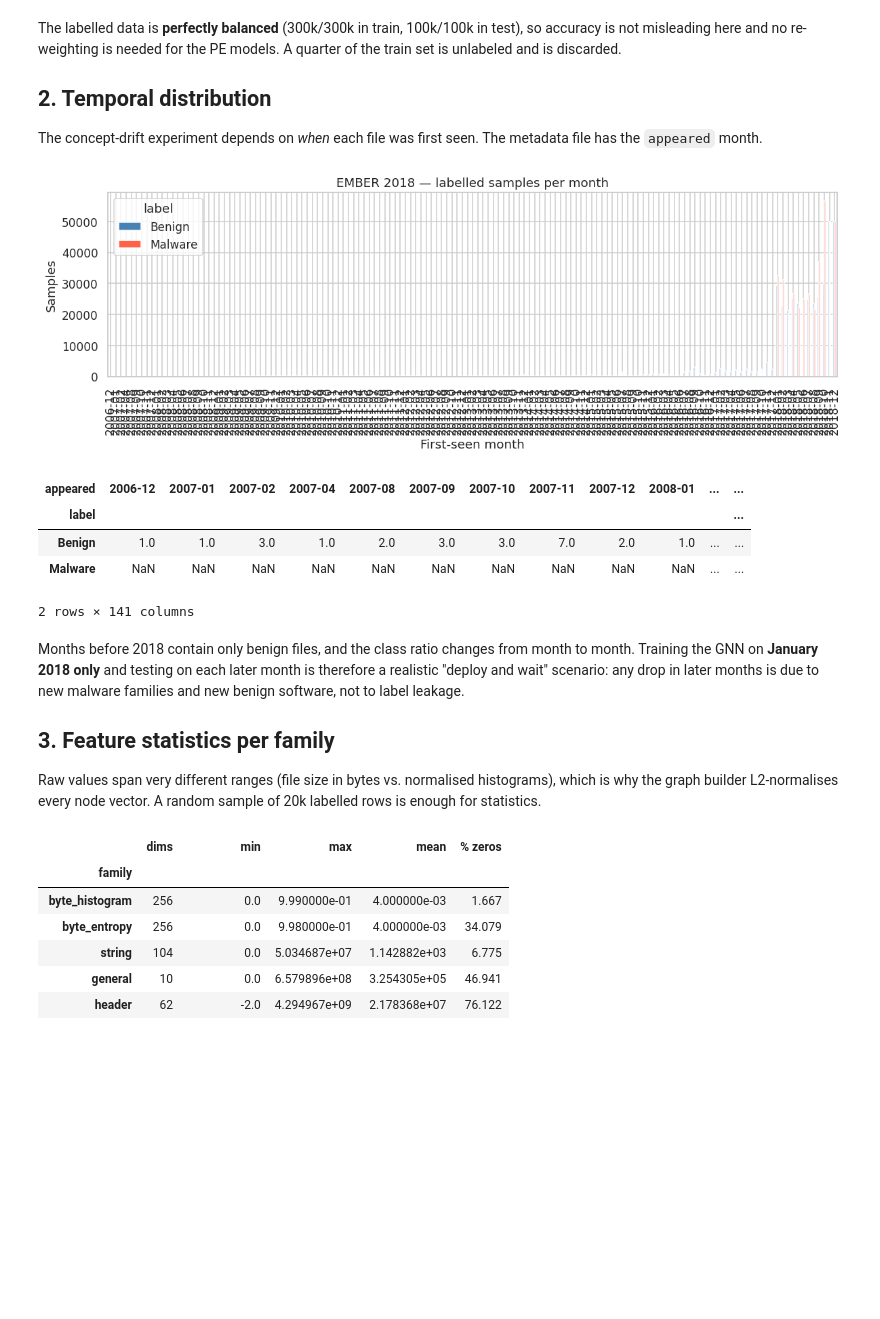
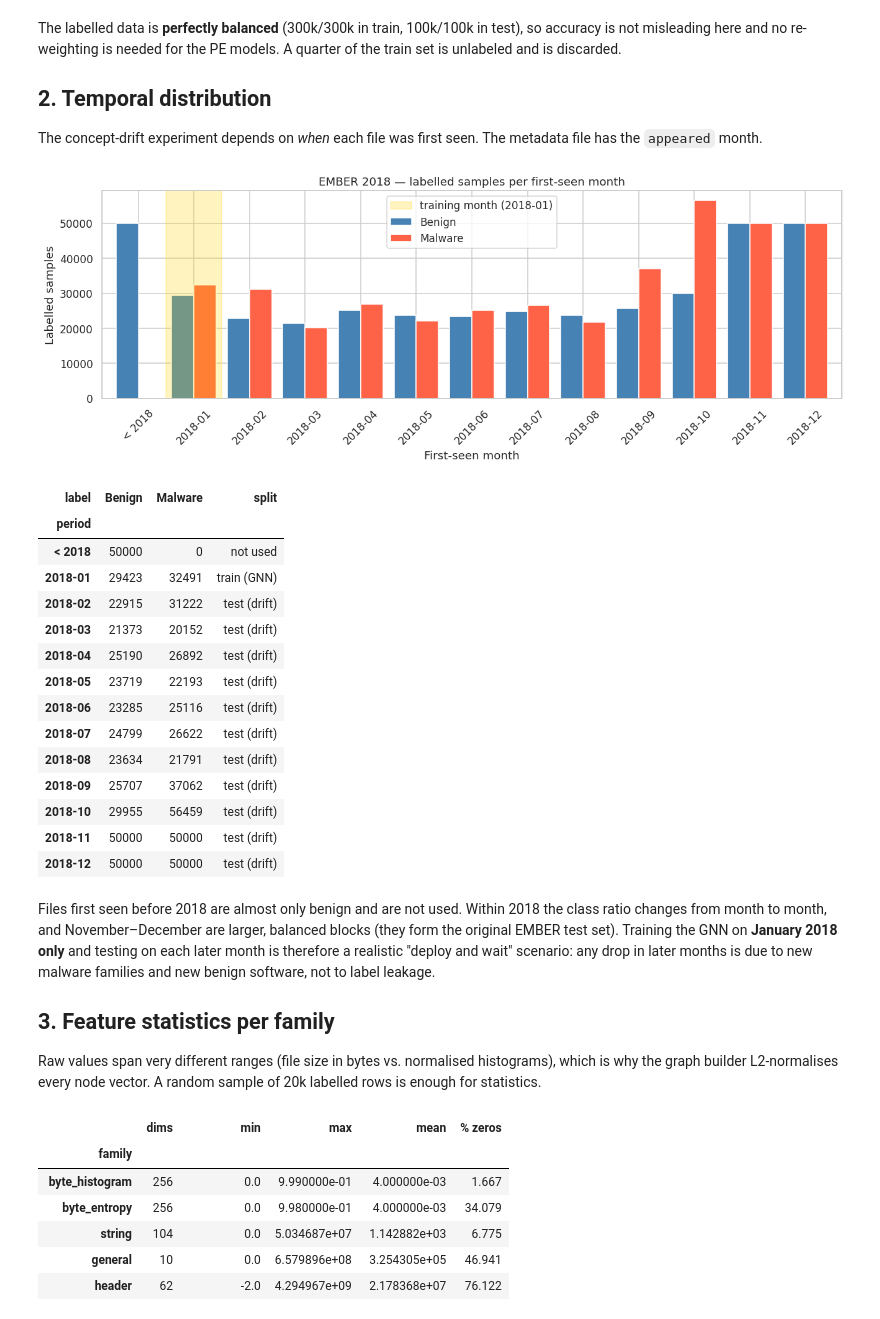
Before and after one commit to SimonRi1/DeepGraphDefense-GNN, a Jupyter notebook: notebooks/01_data_exploration_EMBER.ipynb, the cells around one changed output. Cells and saved outputs as stored; diff of their text form; code cells hidden in the pictures; blank space fills up the shorter version.

```diff
--- a/notebooks/01_data_exploration_EMBER.ipynb
+++ b/notebooks/01_data_exploration_EMBER.ipynb
@@ -89,22 +92,43 @@ The concept-drift experiment depends on *when* each file was first seen. The met
 # %%
 meta = pd.read_csv(EMBER_DIR / "metadata.csv", usecols=["appeared", "label", "subset"])
 meta = meta[meta.label != -1]
-by_month = meta.groupby(["appeared", "label"]).size().unstack().rename(columns={0: "Benign", 1: "Malware"})
+# Files first seen before 2018 are a long sparse tail (2006-2017): group them in one bucket
+meta["period"] = np.where(meta.appeared < "2018-01", "< 2018", meta.appeared)
+by_month = (meta.groupby(["period", "label"]).size().unstack(fill_value=0)
+            .rename(columns={0: "Benign", 1: "Malware"}))
+by_month = by_month.loc[["< 2018"] + sorted(i for i in by_month.index if i != "< 2018")]
+by_month["split"] = np.where(by_month.index == "2018-01", "train (GNN)",
+                             np.where(by_month.index == "< 2018", "not used", "test (drift)"))
 
-ax = by_month.plot(kind="bar", color=["steelblue", "tomato"], figsize=(11, 4))
-ax.set_xlabel("First-seen month"); ax.set_ylabel("Samples")
-ax.set_title("EMBER 2018 — labelled samples per month")
+fig, ax = plt.subplots(figsize=(12, 4.5))
+by_month[["Benign", "Malware"]].plot(kind="bar", ax=ax, color=["steelblue", "tomato"], width=0.8, rot=45)
+jan = by_month.index.get_loc("2018-01")
+ax.axvspan(jan - 0.5, jan + 0.5, color="gold", alpha=0.25, label="training month (2018-01)")
+ax.set_xlabel("First-seen month"); ax.set_ylabel("Labelled samples")
+ax.set_title("EMBER 2018 — labelled samples per first-seen month")
+ax.legend()
 plt.tight_layout(); plt.show()
-display(by_month.T)
+display(by_month)
 # %% [output]
-[figure, old version]
+[figure, new version]
-| appeared | 2006-12 | 2007-01 | 2007-02 | 2007-04 | 2007-08 | 2007-09 | 2007-10 | 2007-11 | 2007-12 | 2008-01 | ... | ... |
-| label |  |  |  |  |  |  |  |  |  |  |  | ... |
-| Benign | 1.0 | 1.0 | 3.0 | 1.0 | 2.0 | 3.0 | 3.0 | 7.0 | 2.0 | 1.0 | ... | ... |
-| Malware | NaN | NaN | NaN | NaN | NaN | NaN | NaN | NaN | NaN | NaN | ... | ... |
+| label | Benign | Malware | split |
+| period |  |  |  |
+| < 2018 | 50000 | 0 | not used |
+| 2018-01 | 29423 | 32491 | train (GNN) |
+| 2018-02 | 22915 | 31222 | test (drift) |
+| 2018-03 | 21373 | 20152 | test (drift) |
+| 2018-04 | 25190 | 26892 | test (drift) |
+| 2018-05 | 23719 | 22193 | test (drift) |
+| 2018-06 | 23285 | 25116 | test (drift) |
+| 2018-07 | 24799 | 26622 | test (drift) |
+| 2018-08 | 23634 | 21791 | test (drift) |
+| 2018-09 | 25707 | 37062 | test (drift) |
+| 2018-10 | 29955 | 56459 | test (drift) |
+| 2018-11 | 50000 | 50000 | test (drift) |
+| 2018-12 | 50000 | 50000 | test (drift) |
-2 rows × 141 columns
 # %% [markdown]
-Months before 2018 contain only benign files, and the class ratio changes from month to month. Training the GNN on
+Files first seen before 2018 are almost only benign and are not used. Within 2018 the class ratio changes from month
+to month, and November–December are larger, balanced blocks (they form the original EMBER test set). Training the GNN on
 **January 2018 only** and testing on each later month is therefore a realistic "deploy and wait" scenario:
 any drop in later months is due to new malware families and new benign software, not to label leakage.
 
```
Also changed, not shown: parts of 3 cells of this notebook, 7 other files.
